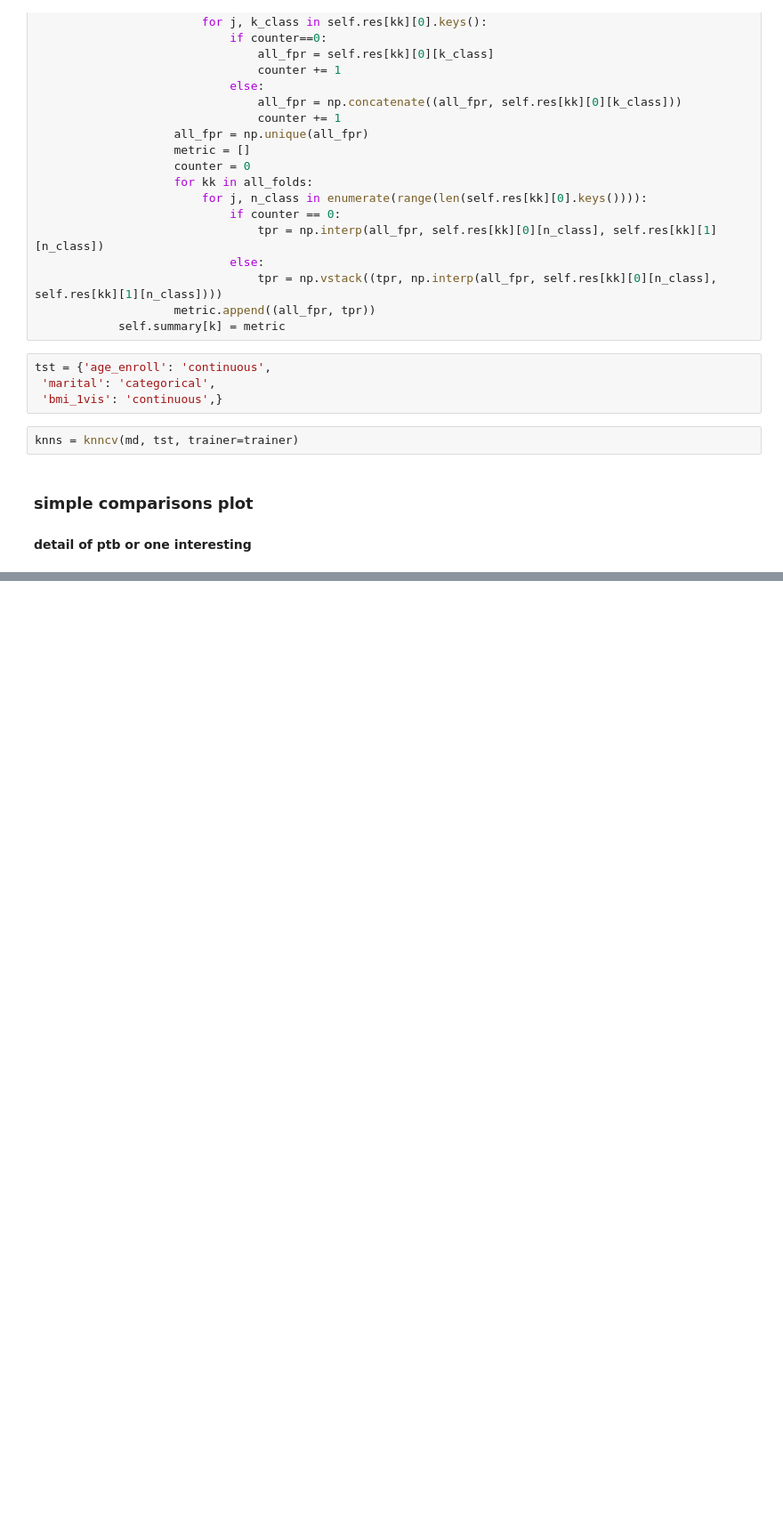
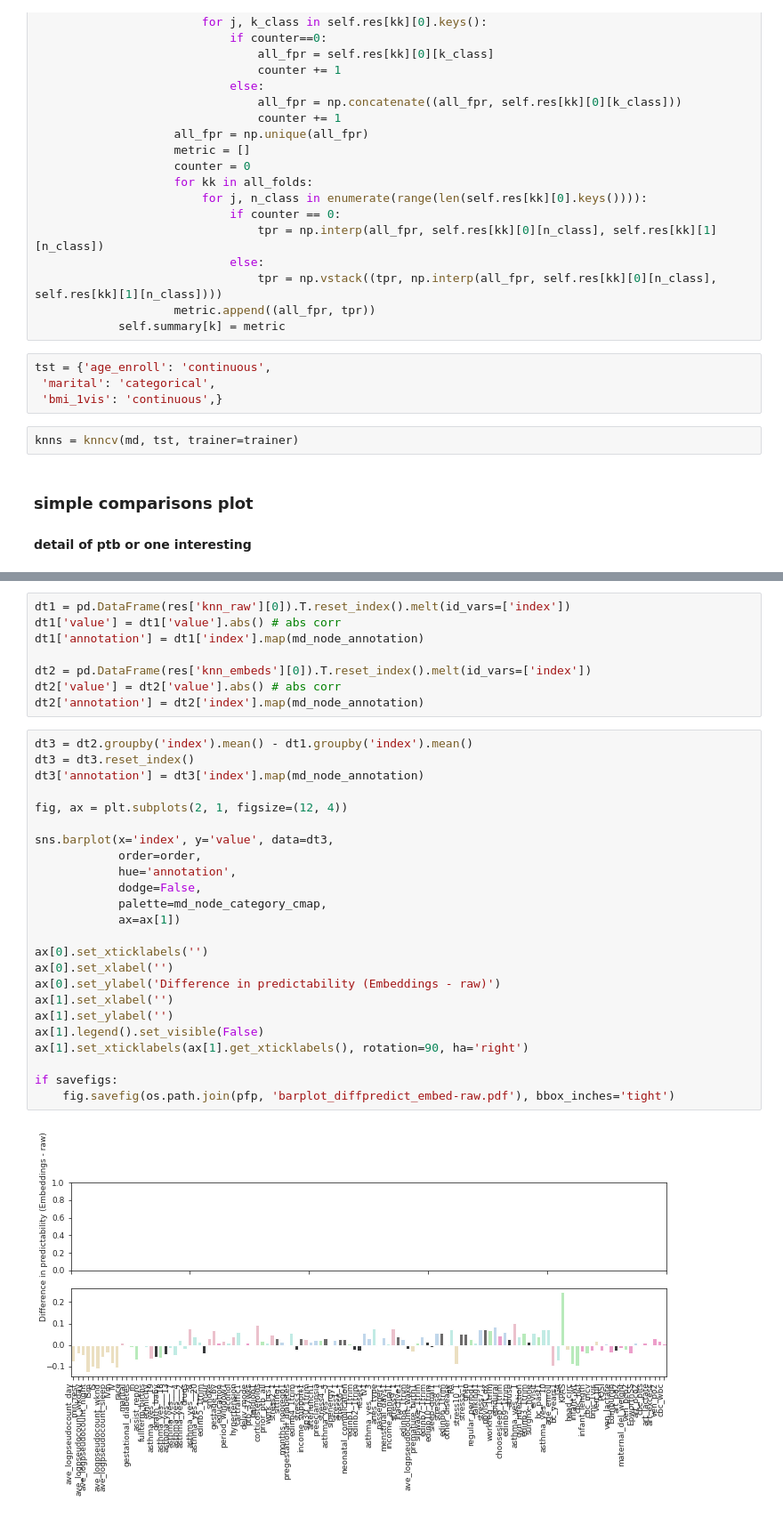
Before and after one commit to nealgravindra/wearables, a Jupyter notebook: notebooks/eval_model_embeddings.ipynb, the cells around one changed output, grey strips where cells are left out. Shown at 89% size. Cells and saved outputs as stored; diff of their text form; blank space fills up the shorter version.

```diff
--- a/notebooks/eval_model_embeddings.ipynb
+++ b/notebooks/eval_model_embeddings.ipynb
@@ -885,0 +923,34 @@ Starting bmi_1vis (3 of n=3 tasks)...
+# %%
+dt1 = pd.DataFrame(res['knn_raw'][0]).T.reset_index().melt(id_vars=['index'])
+dt1['value'] = dt1['value'].abs() # abs corr
+dt1['annotation'] = dt1['index'].map(md_node_annotation)
+
+dt2 = pd.DataFrame(res['knn_embeds'][0]).T.reset_index().melt(id_vars=['index'])
+dt2['value'] = dt2['value'].abs() # abs corr
+dt2['annotation'] = dt2['index'].map(md_node_annotation)
+# %%
+dt3 = dt2.groupby('index').mean() - dt1.groupby('index').mean()
+dt3 = dt3.reset_index()
+dt3['annotation'] = dt3['index'].map(md_node_annotation)
+
+fig, ax = plt.subplots(2, 1, figsize=(12, 4))
+
+sns.barplot(x='index', y='value', data=dt3,
+            order=order,
+            hue='annotation',
+            dodge=False,
+            palette=md_node_category_cmap,
+            ax=ax[1])
+
+ax[0].set_xticklabels('')
+ax[0].set_xlabel('')
+ax[0].set_ylabel('Difference in predictability (Embeddings - raw)')
+ax[1].set_xlabel('')
+ax[1].set_ylabel('')
+ax[1].legend().set_visible(False)
+ax[1].set_xticklabels(ax[1].get_xticklabels(), rotation=90, ha='right')
+
+if savefigs:
+    fig.savefig(os.path.join(pfp, 'barplot_diffpredict_embed-raw.pdf'), bbox_inches='tight')
+# %% [output]
+[figure, added]
```
Also changed, not shown: parts of 11 cells of this notebook, 1 other file.
